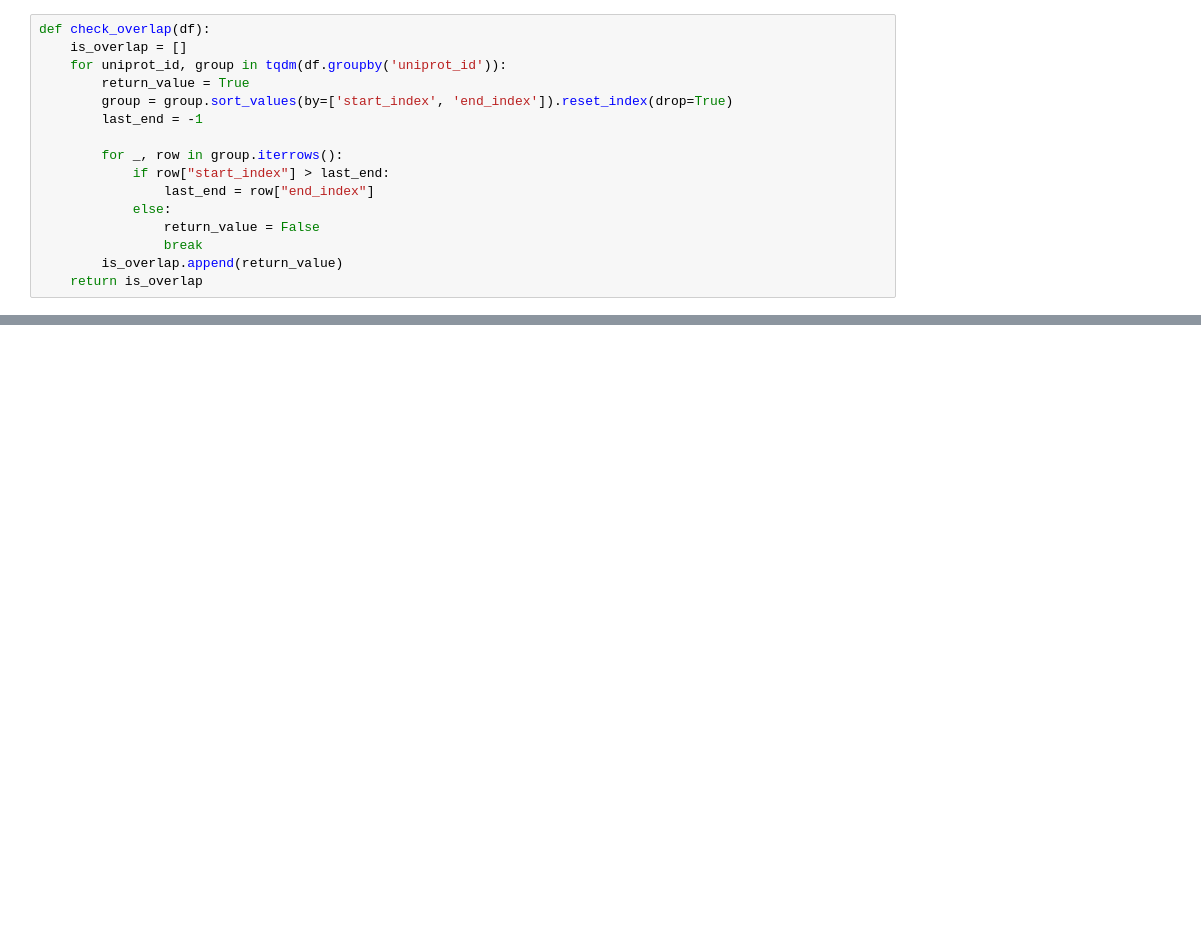
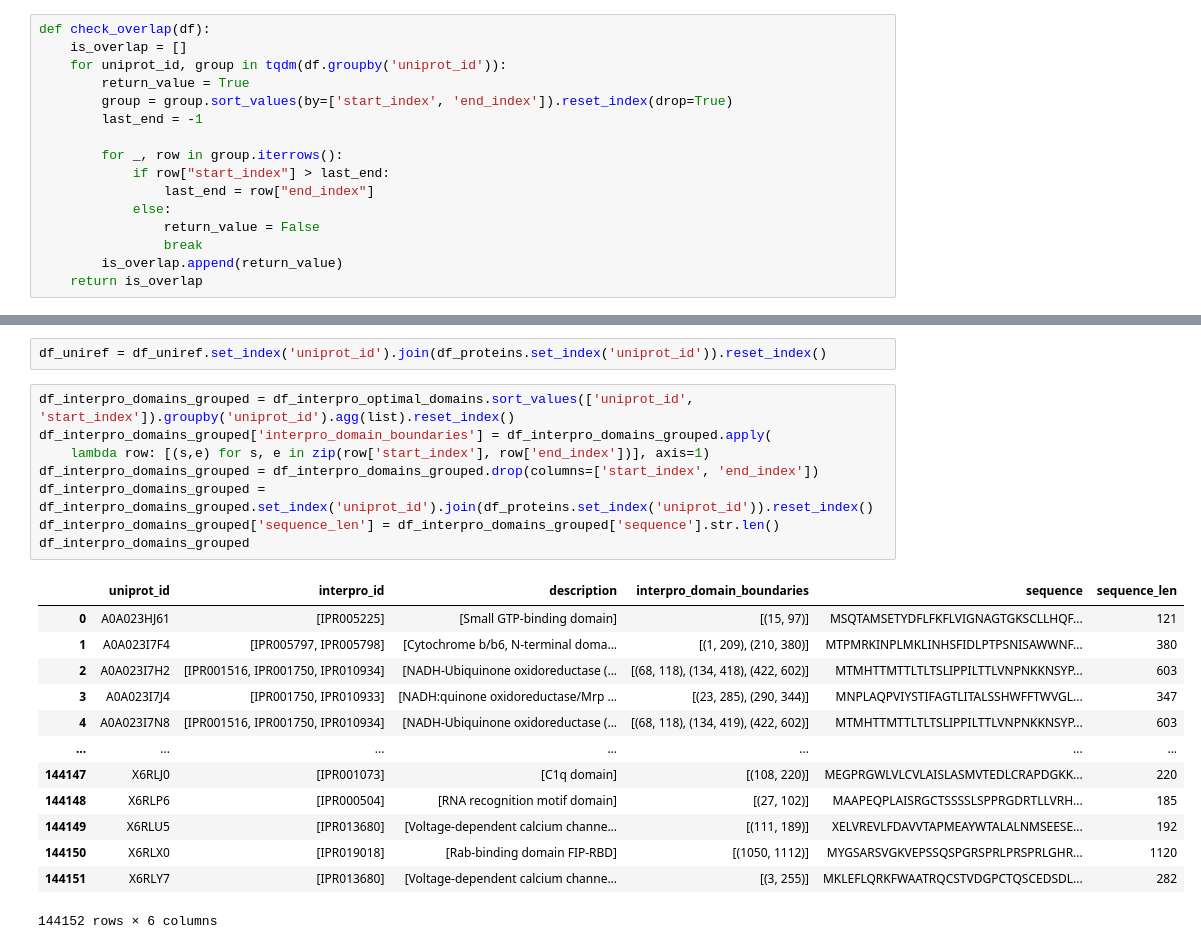
Before and after one commit to boun-tabi-lifelu/evolutionary-subword-tokenization, a Jupyter notebook: Prog/domain_handling.ipynb, the cells around one changed output, grey strips where cells are left out. Drawn from its saved outputs; the diff is of its cells as text; blank space fills up the shorter version.

```diff
--- a/Prog/domain_handling.ipynb
+++ b/Prog/domain_handling.ipynb
@@ -215,0 +181,24 @@ True
+# %%
+df_uniref = df_uniref.set_index('uniprot_id').join(df_proteins.set_index('uniprot_id')).reset_index()
+# %%
+df_interpro_domains_grouped = df_interpro_optimal_domains.sort_values(['uniprot_id', 'start_index']).groupby('uniprot_id').agg(list).reset_index()
+df_interpro_domains_grouped['interpro_domain_boundaries'] = df_interpro_domains_grouped.apply(
+    lambda row: [(s,e) for s, e in zip(row['start_index'], row['end_index'])], axis=1)
+df_interpro_domains_grouped = df_interpro_domains_grouped.drop(columns=['start_index', 'end_index'])
+df_interpro_domains_grouped = df_interpro_domains_grouped.set_index('uniprot_id').join(df_proteins.set_index('uniprot_id')).reset_index()
+df_interpro_domains_grouped['sequence_len'] = df_interpro_domains_grouped['sequence'].str.len()
+df_interpro_domains_grouped
+# %% [output]
+|  | uniprot_id | interpro_id | description | interpro_domain_boundaries | sequence | sequence_len |
+| 0 | A0A023HJ61 | [IPR005225] | [Small GTP-binding domain] | [(15, 97)] | MSQTAMSETYDFLFKFLVIGNAGTGKSCLLHQF... | 121 |
+| 1 | A0A023I7F4 | [IPR005797, IPR005798] | [Cytochrome b/b6, N-terminal doma... | [(1, 209), (210, 380)] | MTPMRKINPLMKLINHSFIDLPTPSNISAWWNF... | 380 |
+| 2 | A0A023I7H2 | [IPR001516, IPR001750, IPR010934] | [NADH-Ubiquinone oxidoreductase (... | [(68, 118), (134, 418), (422, 602)] | MTMHTTMTTLTLTSLIPPILTTLVNPNKKNSYP... | 603 |
+| 3 | A0A023I7J4 | [IPR001750, IPR010933] | [NADH:quinone oxidoreductase/Mrp ... | [(23, 285), (290, 344)] | MNPLAQPVIYSTIFAGTLITALSSHWFFTWVGL... | 347 |
+| 4 | A0A023I7N8 | [IPR001516, IPR001750, IPR010934] | [NADH-Ubiquinone oxidoreductase (... | [(68, 118), (134, 419), (422, 602)] | MTMHTTMTTLTLTSLIPPILTTLVNPNKKNSYP... | 603 |
+| ... | ... | ... | ... | ... | ... | ... |
+| 144147 | X6RLJ0 | [IPR001073] | [C1q domain] | [(108, 220)] | MEGPRGWLVLCVLAISLASMVTEDLCRAPDGKK... | 220 |
+| 144148 | X6RLP6 | [IPR000504] | [RNA recognition motif domain] | [(27, 102)] | MAAPEQPLAISRGCTSSSSLSPPRGDRTLLVRH... | 185 |
+| 144149 | X6RLU5 | [IPR013680] | [Voltage-dependent calcium channe... | [(111, 189)] | XELVREVLFDAVVTAPMEAYWTALALNMSEESE... | 192 |
+| 144150 | X6RLX0 | [IPR019018] | [Rab-binding domain FIP-RBD] | [(1050, 1112)] | MYGSARSVGKVEPSSQSPGRSPRLPRSPRLGHR... | 1120 |
+| 144151 | X6RLY7 | [IPR013680] | [Voltage-dependent calcium channe... | [(3, 255)] | MKLEFLQRKFWAATRQCSTVDGPCTQSCEDSDL... | 282 |
+144152 rows × 6 columns
```
Also changed, not shown: parts of 21 cells of this notebook.
